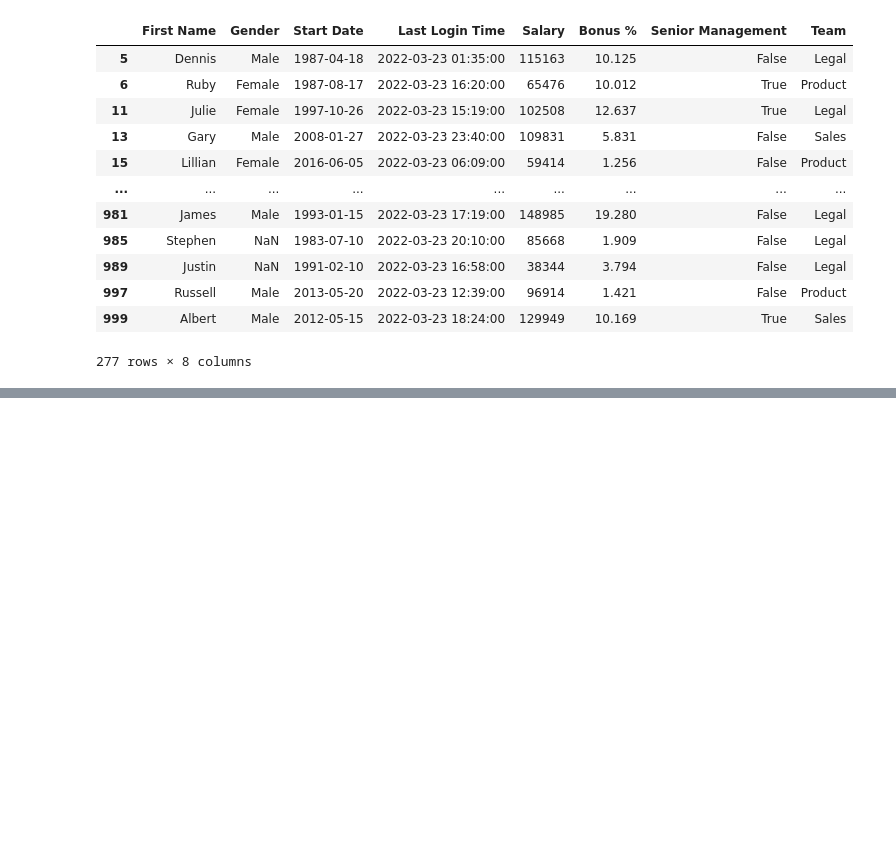
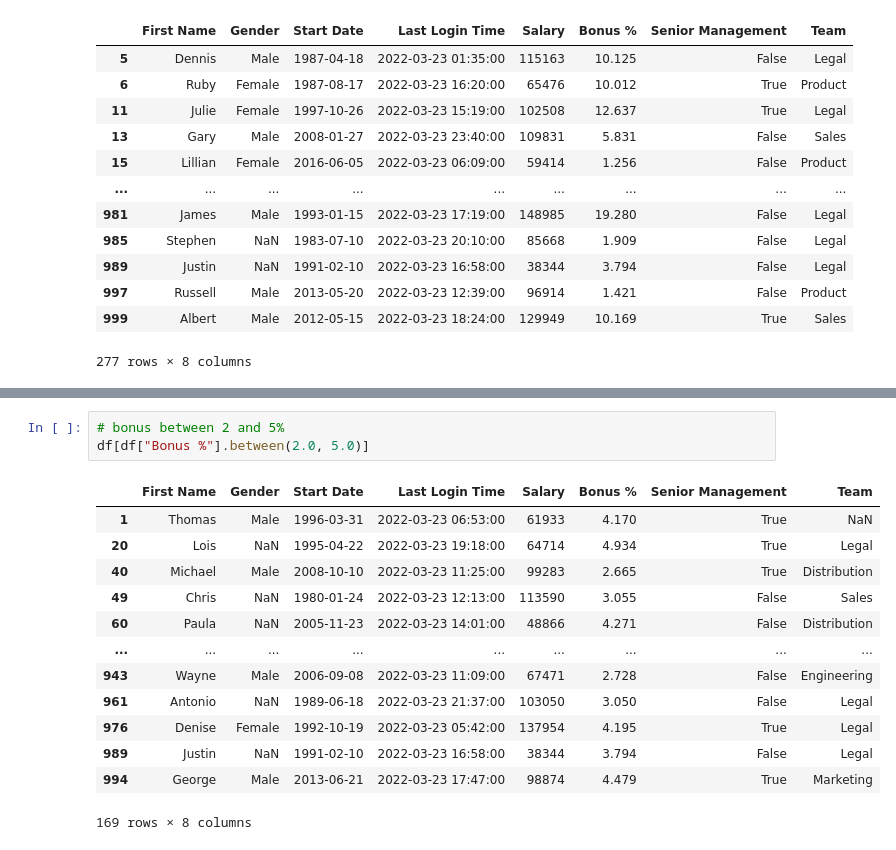
Before and after one commit to junclemente/tfs-pandas, a Jupyter notebook: DataFrames 2.2.ipynb, the cells around one changed output, grey strips where cells are left out. Saved outputs shown, nothing was run; the diff lists cells and outputs as text; blank space fills up the shorter version.

```diff
--- a/DataFrames 2.2.ipynb
+++ b/DataFrames 2.2.ipynb
@@ -53,0 +134,17 @@ df[mask]
+# %%
+# bonus between 2 and 5%
+df[df["Bonus %"].between(2.0, 5.0)]
+# %% [output]
+|  | First Name | Gender | Start Date | Last Login Time | Salary | Bonus % | Senior Management | Team |
+| 1 | Thomas | Male | 1996-03-31 | 2022-03-23 06:53:00 | 61933 | 4.170 | True | NaN |
+| 20 | Lois | NaN | 1995-04-22 | 2022-03-23 19:18:00 | 64714 | 4.934 | True | Legal |
+| 40 | Michael | Male | 2008-10-10 | 2022-03-23 11:25:00 | 99283 | 2.665 | True | Distribution |
+| 49 | Chris | NaN | 1980-01-24 | 2022-03-23 12:13:00 | 113590 | 3.055 | False | Sales |
+| 60 | Paula | NaN | 2005-11-23 | 2022-03-23 14:01:00 | 48866 | 4.271 | False | Distribution |
+| ... | ... | ... | ... | ... | ... | ... | ... | ... |
+| 943 | Wayne | Male | 2006-09-08 | 2022-03-23 11:09:00 | 67471 | 2.728 | False | Engineering |
+| 961 | Antonio | NaN | 1989-06-18 | 2022-03-23 21:37:00 | 103050 | 3.050 | False | Legal |
+| 976 | Denise | Female | 1992-10-19 | 2022-03-23 05:42:00 | 137954 | 4.195 | True | Legal |
+| 989 | Justin | NaN | 1991-02-10 | 2022-03-23 16:58:00 | 38344 | 3.794 | False | Legal |
+| 994 | George | Male | 2013-06-21 | 2022-03-23 17:47:00 | 98874 | 4.479 | True | Marketing |
+169 rows × 8 columns
```
Also changed, not shown: parts of 12 cells of this notebook.
